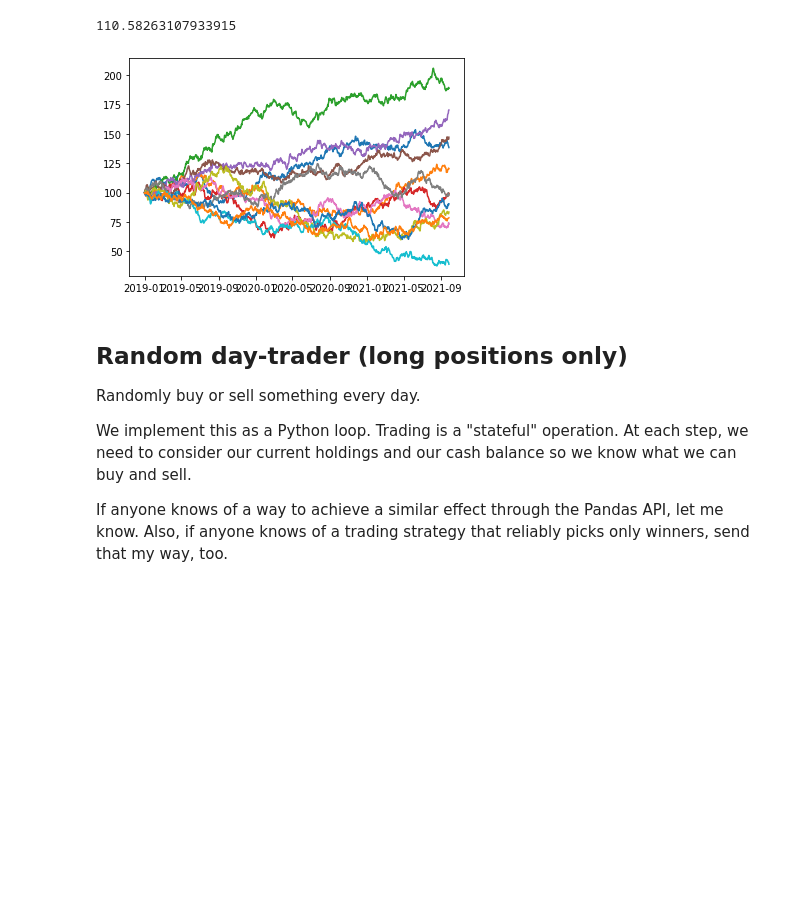
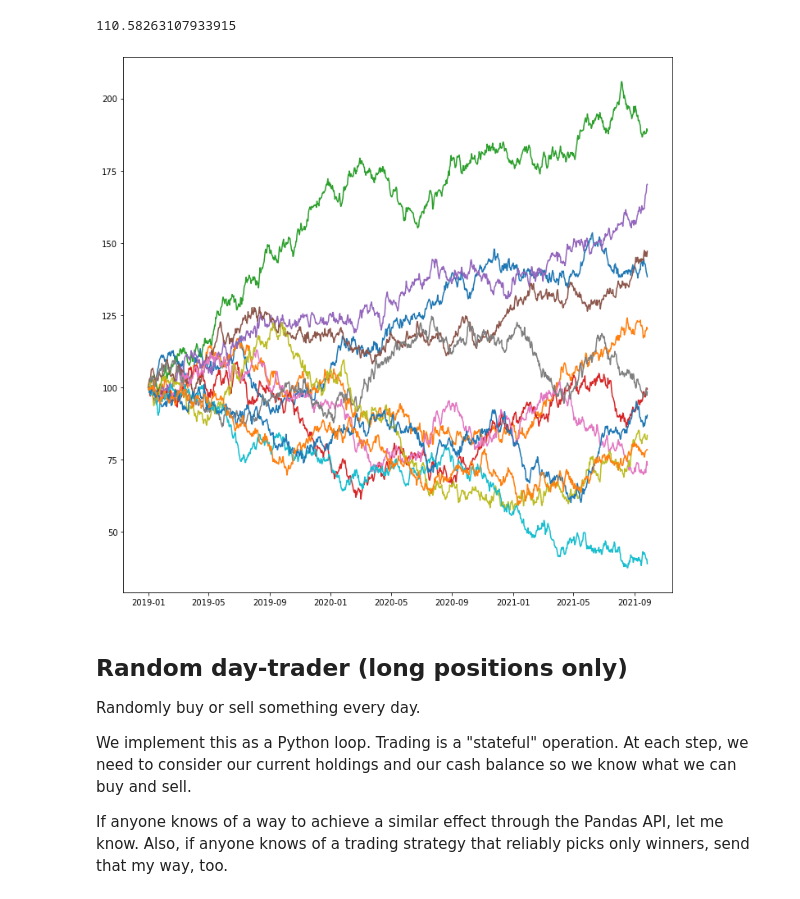
Before and after one commit to cbare/Etudes, a Jupyter notebook: notebooks/stock-trading-example.ipynb, the cells around one changed output. Drawn from its saved outputs; the diff is of its cells as text; code cells hidden in the pictures; blank space fills up the shorter version.

```diff
--- a/notebooks/stock-trading-example.ipynb
+++ b/notebooks/stock-trading-example.ipynb
@@ -60,10 +61,11 @@ prices
 prices.iloc[1000, :].sum() / m
 # %% [output]
 110.58263107933915
-# %%
-p = plt.plot(prices)
-# %% [output]
-[figure, removed]
+# %%
+fig, ax = plt.subplots(figsize=(12,12))
+p = plt.plot(prices)
+# %% [output]
+[figure, added]
 # %% [markdown]
 ## Random day-trader (long positions only)
 
```
Also changed, not shown: parts of 34 cells of this notebook.
